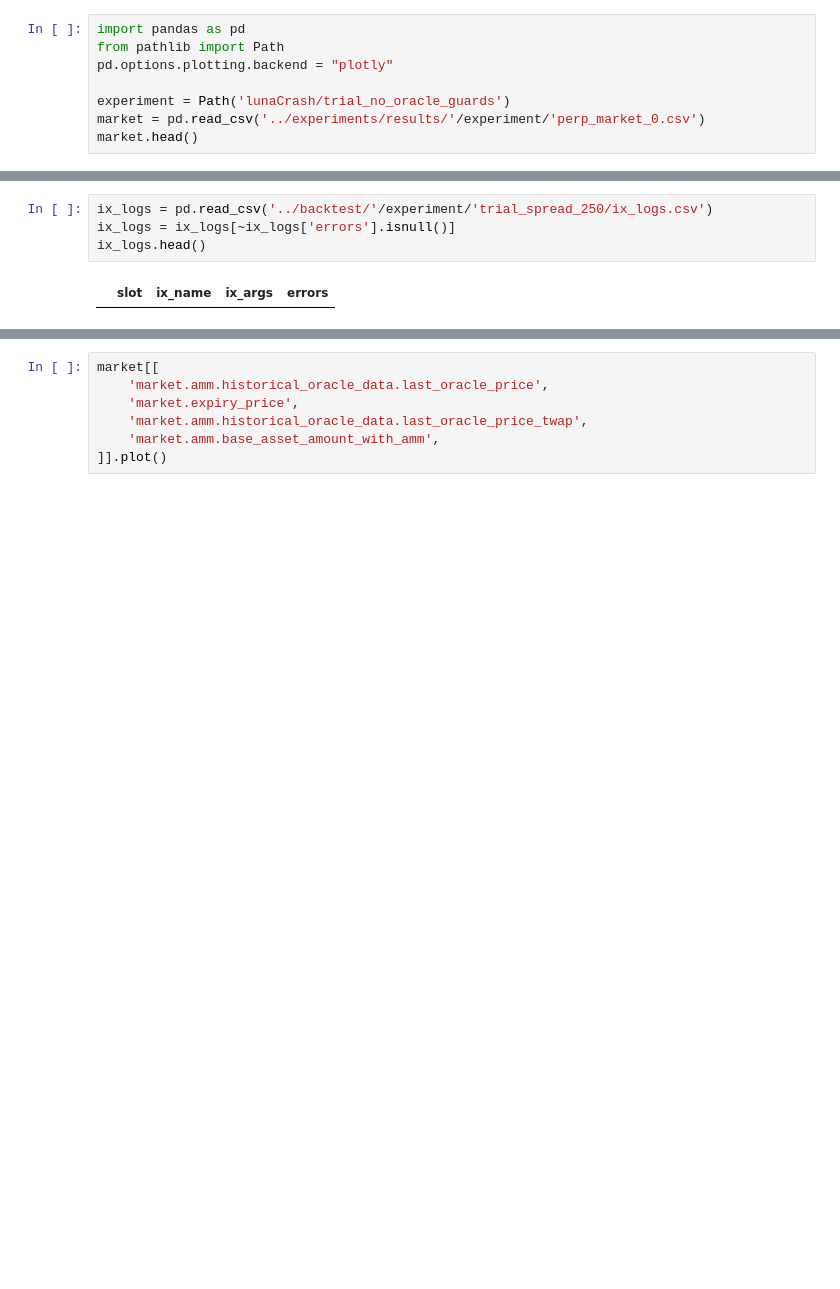
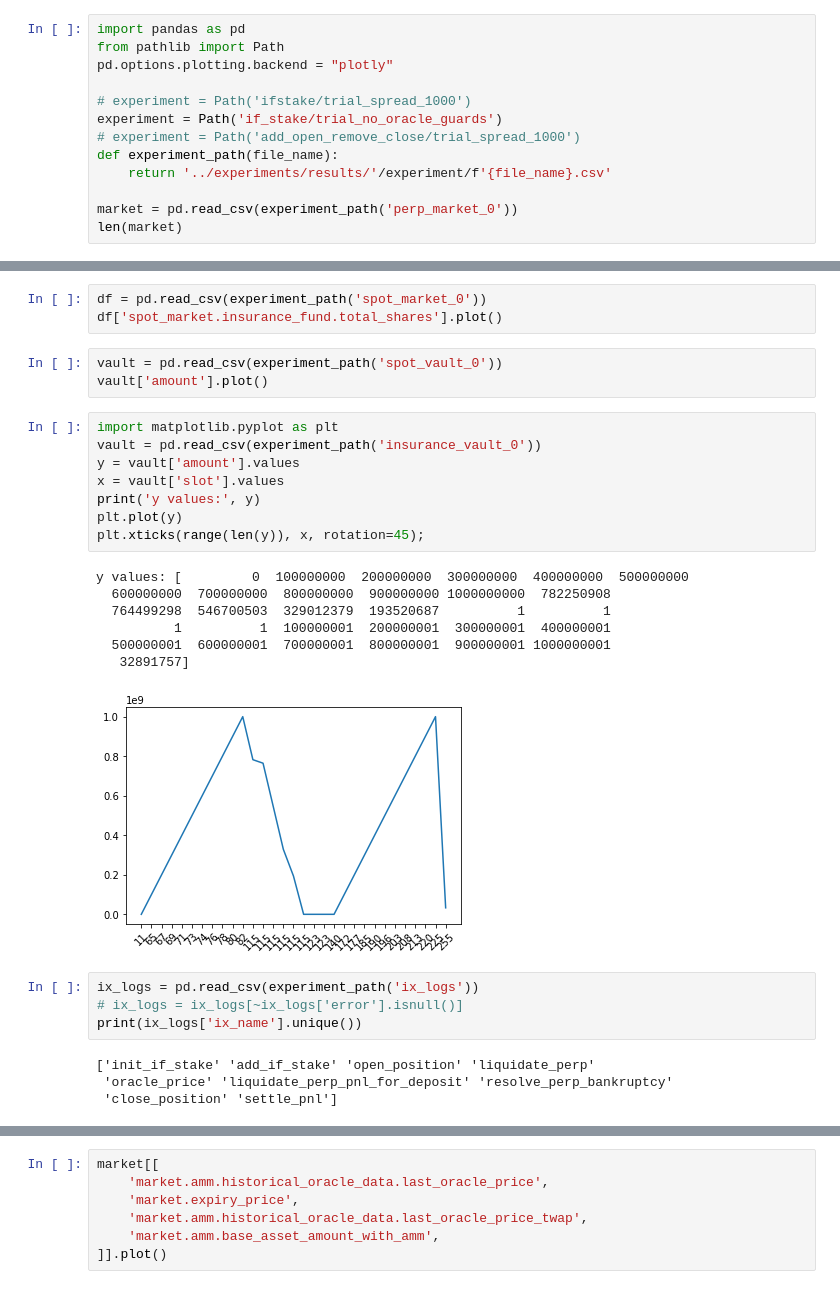
Before and after one commit to 0xNineteen/solana-accountsdb-plugin-postgres, a Jupyter notebook: view.ipynb, the cells around one changed output, grey strips where cells are left out. Cells and saved outputs as stored; diff of their text form; blank space fills up the shorter version.

```diff
--- a/view.ipynb
+++ b/view.ipynb
@@ -3,7 +3,12 @@ import pandas as pd
 from pathlib import Path
 pd.options.plotting.backend = "plotly"
 
-experiment = Path('lunaCrash/trial_no_oracle_guards')
-market = pd.read_csv('../experiments/results/'/experiment/'perp_market_0.csv')
-market.head()
+# experiment = Path('ifstake/trial_spread_1000')
+experiment = Path('if_stake/trial_no_oracle_guards')
+# experiment = Path('add_open_remove_close/trial_spread_1000')
+def experiment_path(file_name):
+    return '../experiments/results/'/experiment/f'{file_name}.csv'
+
+market = pd.read_csv(experiment_path('perp_market_0'))
+len(market)
 # %% [output]
@@ -17,6 +28,30 @@ market.head()
+# %%
+df = pd.read_csv(experiment_path('spot_market_0'))
+df['spot_market.insurance_fund.total_shares'].plot()
+# %%
+vault = pd.read_csv(experiment_path('spot_vault_0'))
+vault['amount'].plot()
+# %%
+import matplotlib.pyplot as plt
+vault = pd.read_csv(experiment_path('insurance_vault_0'))
+y = vault['amount'].values
+x = vault['slot'].values
+print('y values:', y)
+plt.plot(y)
+plt.xticks(range(len(y)), x, rotation=45);
+# %% [output]
+y values: [         0  100000000  200000000  300000000  400000000  500000000
+  600000000  700000000  800000000  900000000 1000000000  782250908
+  764499298  546700503  329012379  193520687          1          1
+          1          1  100000001  200000001  300000001  400000001
+  500000001  600000001  700000001  800000001  900000001 1000000001
+   32891757]
+[figure, added]
 # %%
-ix_logs = pd.read_csv('../backtest/'/experiment/'trial_spread_250/ix_logs.csv')
-ix_logs = ix_logs[~ix_logs['errors'].isnull()]
-ix_logs.head()
+ix_logs = pd.read_csv(experiment_path('ix_logs'))
+# ix_logs = ix_logs[~ix_logs['error'].isnull()]
+print(ix_logs['ix_name'].unique())
 # %% [output]
-|  | slot | ix_name | ix_args | errors |
+['init_if_stake' 'add_if_stake' 'open_position' 'liquidate_perp'
+ 'oracle_price' 'liquidate_perp_pnl_for_deposit' 'resolve_perp_bankruptcy'
+ 'close_position' 'settle_pnl']
```
Also changed, not shown: parts of 7 cells of this notebook, 2 other files.
